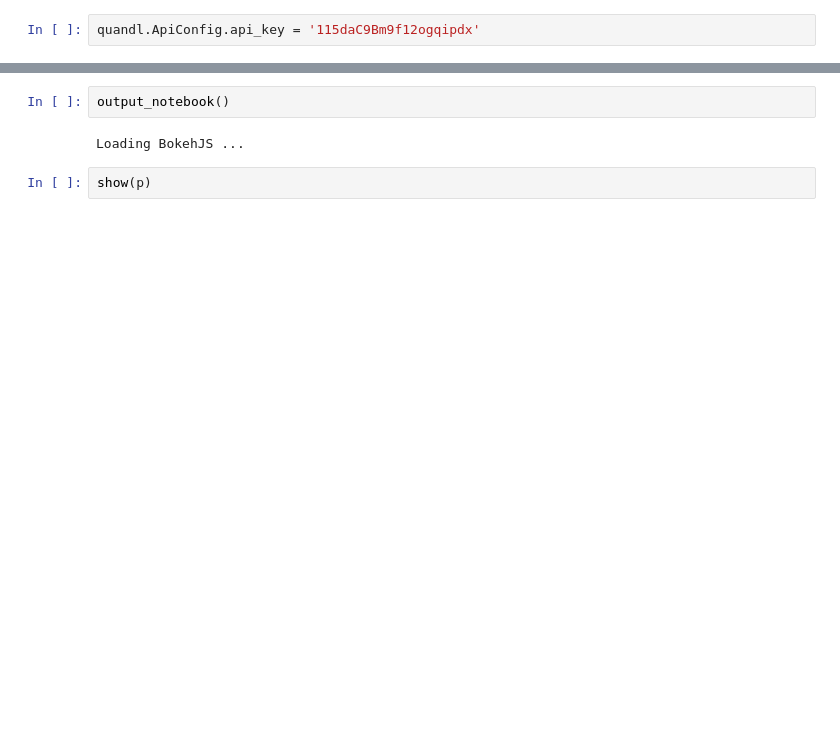
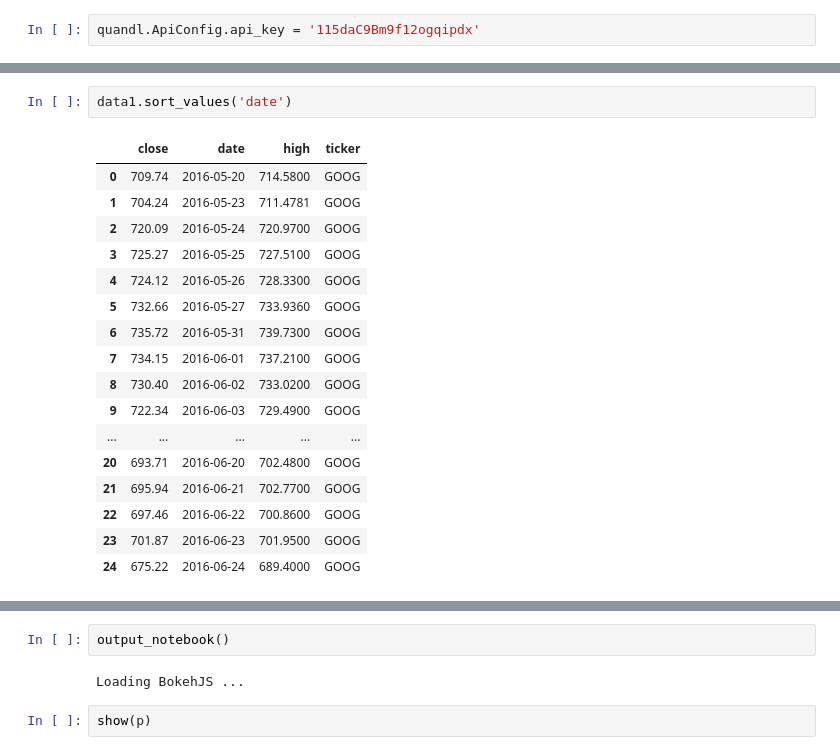
Before and after one commit to hammeryosi/data-incubator-milestone, a Jupyter notebook: jupyter/drafts.ipynb, the cells around one changed output, grey strips where cells are left out. Saved outputs shown, nothing was run; the diff lists cells and outputs as text; blank space fills up the shorter version.

```diff
--- a/jupyter/drafts.ipynb
+++ b/jupyter/drafts.ipynb
@@ -29 +73,21 @@ u'\n<div class="bk-root">\n    <div class="bk-plotdiv" id="fdd90d87-dc88-4cc9-9e
+# %%
+data1.sort_values('date')
+# %% [output]
+|  | close | date | high | ticker |
+| 0 | 709.74 | 2016-05-20 | 714.5800 | GOOG |
+| 1 | 704.24 | 2016-05-23 | 711.4781 | GOOG |
+| 2 | 720.09 | 2016-05-24 | 720.9700 | GOOG |
+| 3 | 725.27 | 2016-05-25 | 727.5100 | GOOG |
+| 4 | 724.12 | 2016-05-26 | 728.3300 | GOOG |
+| 5 | 732.66 | 2016-05-27 | 733.9360 | GOOG |
+| 6 | 735.72 | 2016-05-31 | 739.7300 | GOOG |
+| 7 | 734.15 | 2016-06-01 | 737.2100 | GOOG |
+| 8 | 730.40 | 2016-06-02 | 733.0200 | GOOG |
+| 9 | 722.34 | 2016-06-03 | 729.4900 | GOOG |
+| ... | ... | ... | ... | ... |
+| 20 | 693.71 | 2016-06-20 | 702.4800 | GOOG |
+| 21 | 695.94 | 2016-06-21 | 702.7700 | GOOG |
+| 22 | 697.46 | 2016-06-22 | 700.8600 | GOOG |
+| 23 | 701.87 | 2016-06-23 | 701.9500 | GOOG |
+| 24 | 675.22 | 2016-06-24 | 689.4000 | GOOG |
 # %%
```
Also changed, not shown: parts of 10 cells of this notebook, 3 other files.
